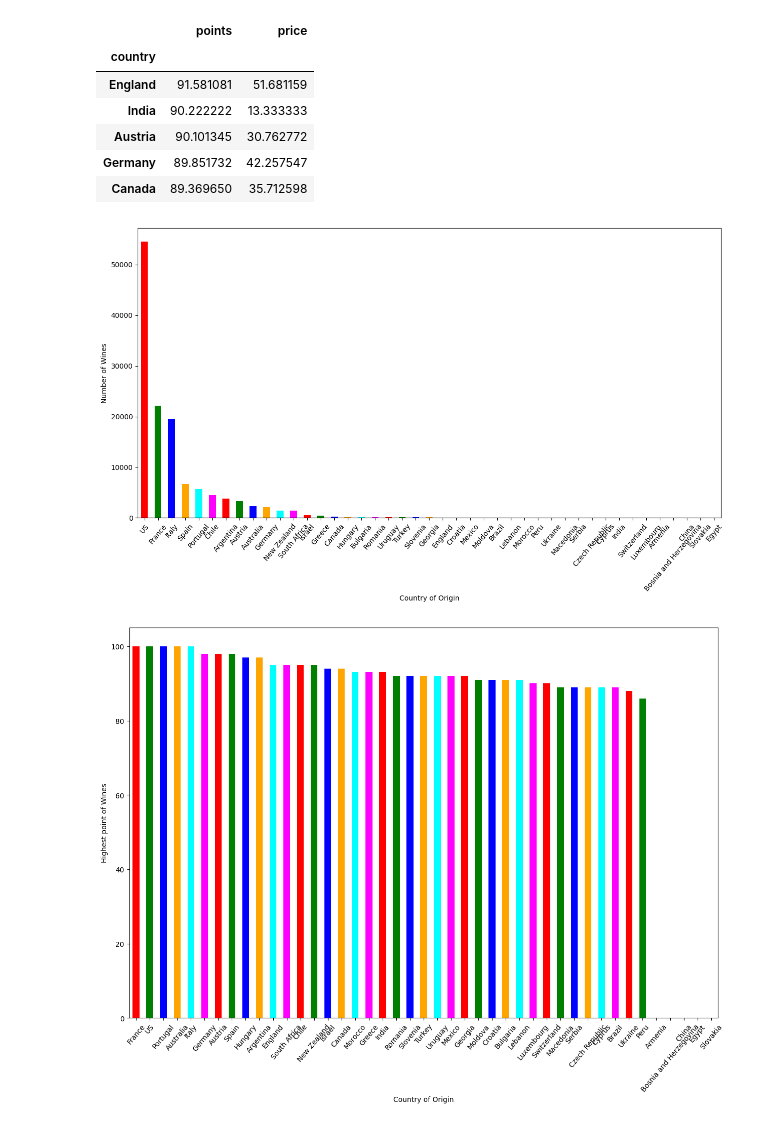
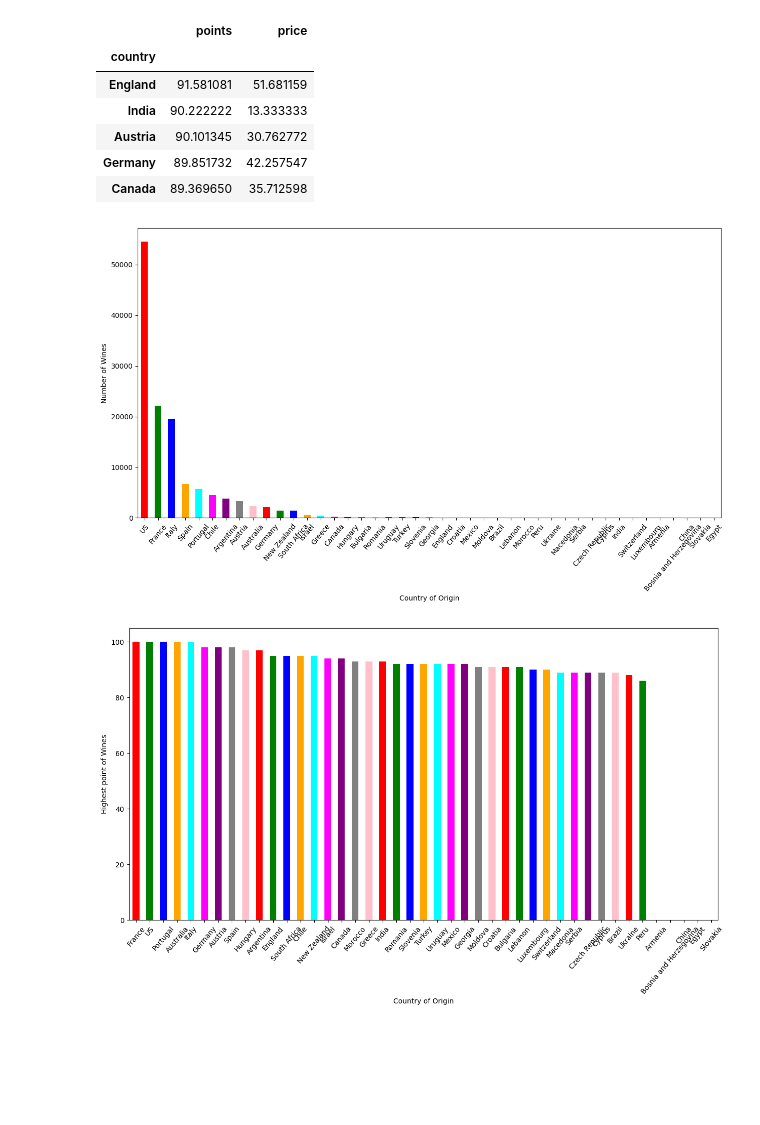
Before and after one commit to Ch-Erenn/ms-data-science, a Jupyter notebook: wordcloud/word-cloud.ipynb, the cells around one changed output. Cells and saved outputs as stored; diff of their text form; code cells hidden in the pictures; blank space fills up the shorter version.

```diff
--- a/wordcloud/word-cloud.ipynb
+++ b/wordcloud/word-cloud.ipynb
@@ -74,21 +74,20 @@ country.mean(3, 4).sort_values(by="points",ascending=False).head()
 | Canada | 89.369650 | 35.712598 |
 # %%
 plt.figure(figsize=(15,7.5))
-bar_colors = ['red', 'green', 'blue', 'orange', 'cyan', 'magenta']
+bar_colors = ['red', 'green', 'blue', 'orange', 'cyan', 'magenta', 'purple', 'grey', 'pink']
 country.size().sort_values(ascending=False).plot.bar(color=bar_colors)
 plt.xticks(rotation=50)
 plt.xlabel("Country of Origin")
 plt.ylabel("Number of Wines")
 plt.show()
 # %% [output]
-[figure, old version]
+[figure, new version]
 # %%
 plt.figure(figsize=(15,7.5))
-bar_colors = ['red', 'green', 'blue', 'orange', 'cyan', 'magenta']
 country.max(3, 4).sort_values(by="points",ascending=False)["points"].plot.bar(color=bar_colors)
 plt.xticks(rotation=50)
 plt.xlabel("Country of Origin")
 plt.ylabel("Highest point of Wines")
 plt.show()
 # %% [output]
-[figure, old version]
+[figure, new version]
```
Also changed, not shown: parts of 3 cells of this notebook, 1 other file.
